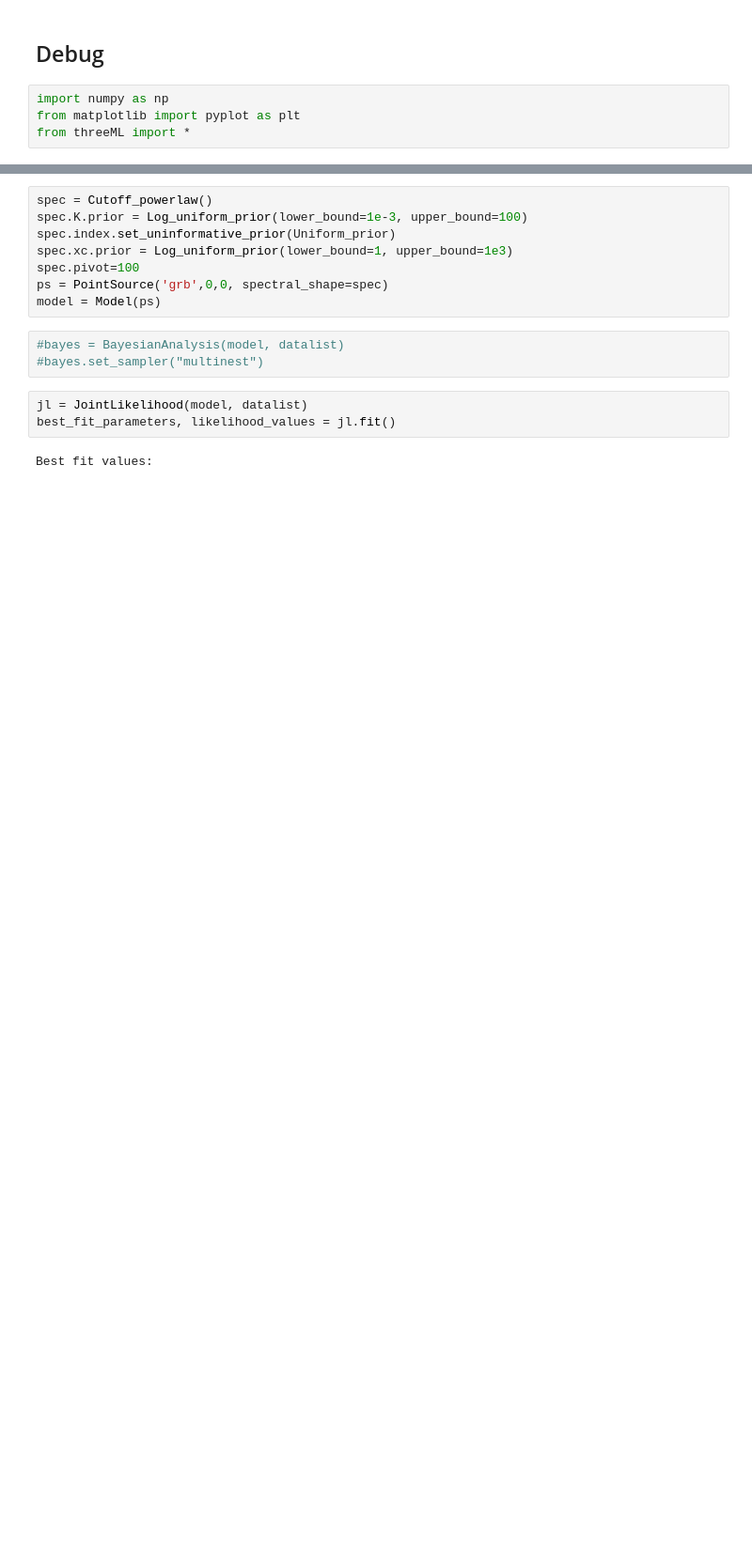
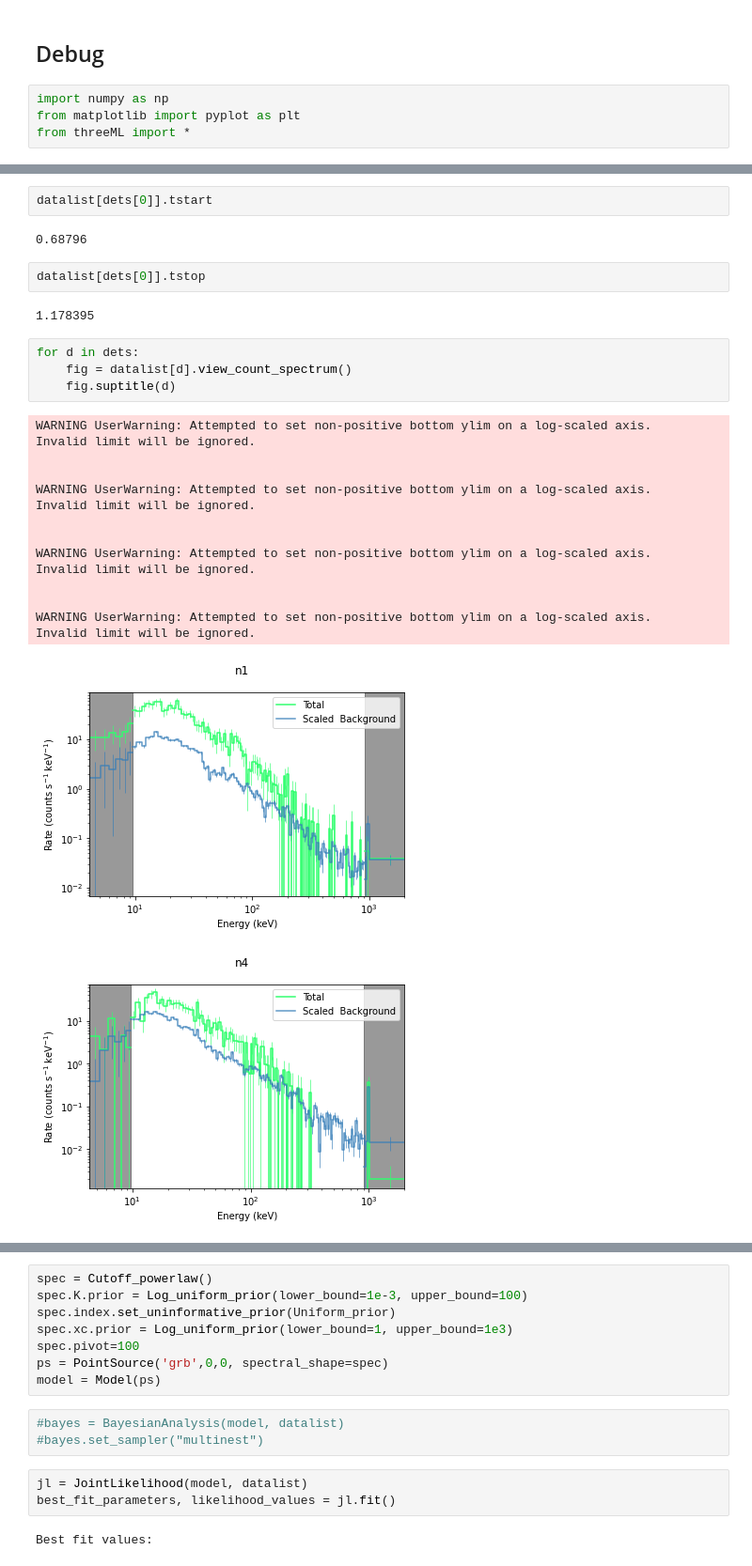
Before and after one commit to cescalara/zusammen, a Jupyter notebook: examples/data_reduction.ipynb, the cells around one changed output, grey strips where cells are left out. Shown: that part at 94% size. Drawn from its saved outputs; the diff is of its cells as text; blank space fills up the shorter version.

```diff
--- a/examples/data_reduction.ipynb
+++ b/examples/data_reduction.ipynb
@@ -172,3 +166,32 @@ Auto-probed noise models:
 - background: gaussian
 Range 200-30000 translates to channels 2-119
 Now using 118 channels out of 128
+# %%
+datalist[dets[0]].tstart
+# %% [output]
+0.68796
+# %%
+datalist[dets[0]].tstop
+# %% [output]
+1.178395
+# %%
+for d in dets:
+    fig = datalist[d].view_count_spectrum()
+    fig.suptitle(d)
+# %% [output]
+WARNING UserWarning: Attempted to set non-positive bottom ylim on a log-scaled axis.
+Invalid limit will be ignored.
+
+
+WARNING UserWarning: Attempted to set non-positive bottom ylim on a log-scaled axis.
+Invalid limit will be ignored.
+
+
+WARNING UserWarning: Attempted to set non-positive bottom ylim on a log-scaled axis.
+Invalid limit will be ignored.
+
+
+WARNING UserWarning: Attempted to set non-positive bottom ylim on a log-scaled axis.
+Invalid limit will be ignored.
+[figure, added]
+[figure, added]
```
Also changed, not shown: parts of 7 cells of this notebook, 3 other files.
